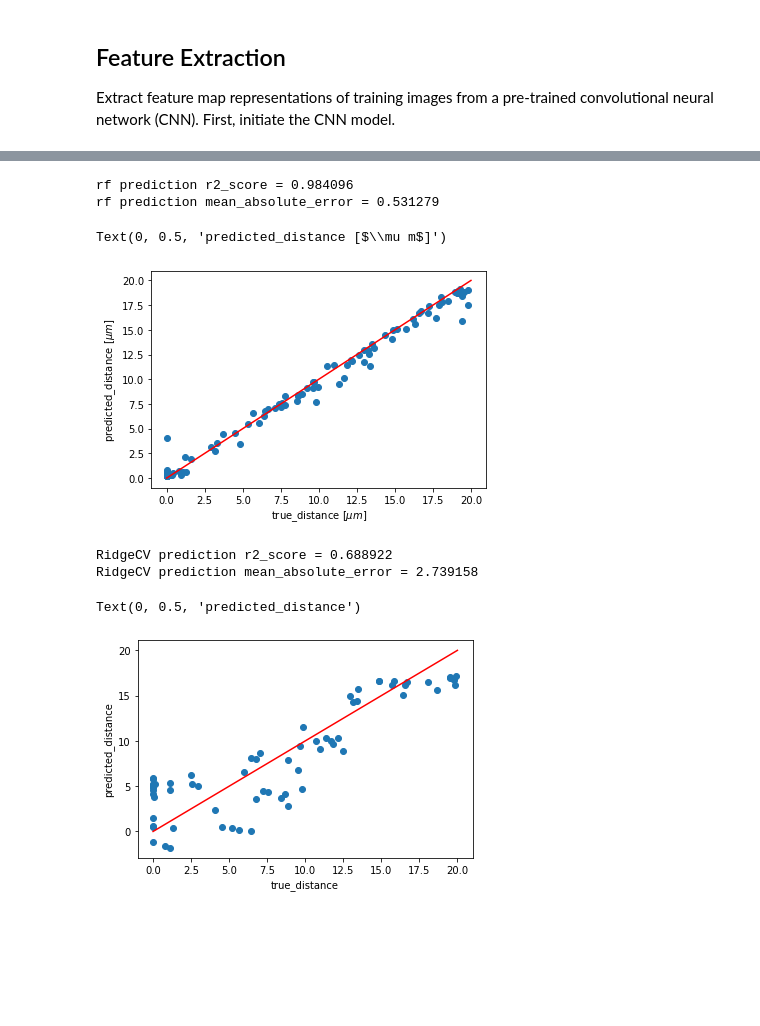
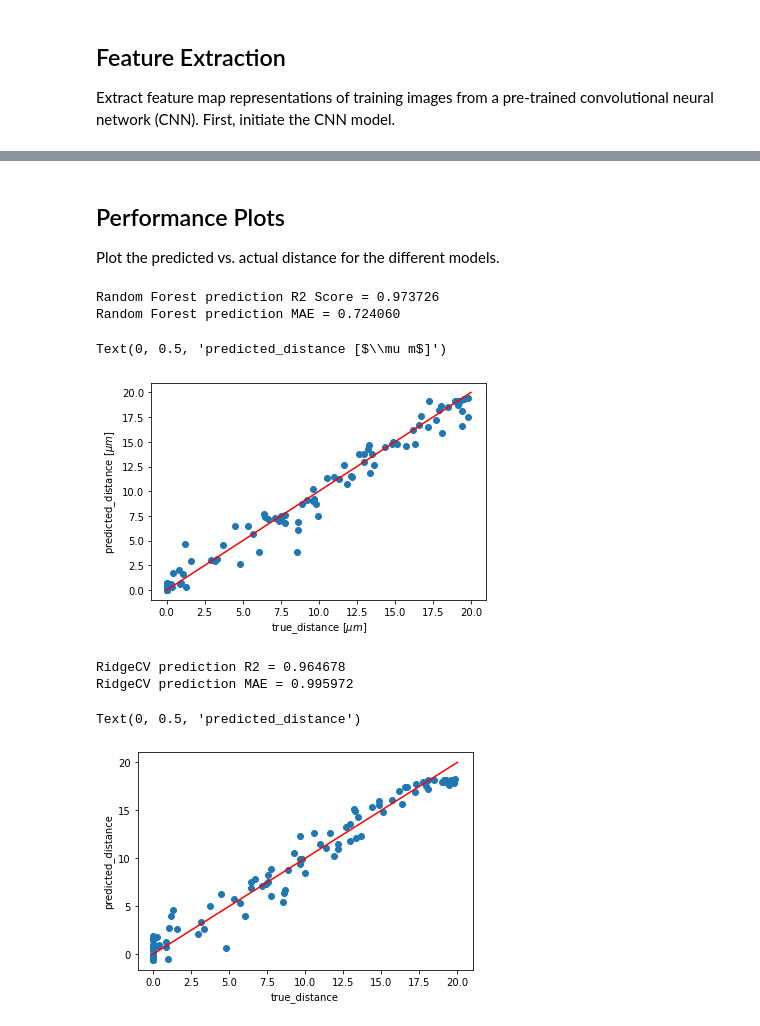
Before and after one commit to evanmacbride/microscope-autofocus, a Jupyter notebook: notebooks/Walkthrough.ipynb, the cells around one changed output, grey strips where cells are left out. Saved outputs shown, nothing was run; the diff lists cells and outputs as text; code cells hidden in the pictures; blank space fills up the shorter version.

Commit message:
add performance plots, metrics printouts

```diff
--- a/notebooks/Walkthrough.ipynb
+++ b/notebooks/Walkthrough.ipynb
@@ -122,7 +141,7 @@ def parse_images(img_path,height=img_height,width=img_width):
   return img_rsz
 # %%
 # In debug mode, set JPEG_PATH to a directory of existing filtered images.
-debug = True
+debug = False
 if debug:
   JPEG_PATH = '/content/drive/MyDrive/data/level1_jpeg/'
 # %%
@@ -345,16 +366,13 @@ for i in range(n_segments):
 # %%
 training_data_size = np.array([10, 20, 50, 80, 100, 150, 200])
 n_folds = 5
-#n_split_split = 20
-n_split_split = 3
+n_split_split = 5
 n_validation_images = 50
 rkf = RepeatedKFold(n_splits=n_folds, n_repeats=n_split_split, random_state=42)
 
 xgb_scores = np.zeros((len(training_data_size), n_folds * n_split_split, 2))
 ridge_scores = np.zeros((len(training_data_size), n_folds * n_split_split, 2))
 rf_scores = np.zeros((len(training_data_size), n_folds * n_split_split, 2))
-sv_scores = np.zeros((len(training_data_size), n_folds * n_split_split, 2))
-gp_scores = np.zeros((len(training_data_size), n_folds * n_split_split, 2))
 mlp_scores = np.zeros((len(training_data_size), n_folds * n_split_split, 2))
 
 k = 0
@@ -368,19 +386,17 @@ for train_ix, test_ix in rkf.split(features, capped_clean_labels):
       for i in range(len(training_data_size)):
         print("Training with dataset size:",training_data_size[i])
         # initate regressors
-        '''
         mlp_regressor = mlp(hidden_layer_sizes=(100, 100, 100), max_iter=1000)
         ridge_regressor = RidgeCV()
         xg_boost_regressor = xgb(max_depth=16, learning_rate=0.1,
                                  tree_method='gpu_hist',
                                  objective='reg:squarederror')
-        '''
-        # Colab will crash from OOM if max_depth is set greater than 16.
+        # Colab may crash from OOM if max_depth is set greater than 16.
         rf_regressor = randomforest(max_depth=16)
 
         train_feature = Train_feature[:training_data_size[i]]
         train_label = Train_label[:training_data_size[i]]
-        '''
+
         mlp_regressor.fit(train_feature, train_label)
         y_pred_mlp = mlp_regressor.predict(val_feature)
         mlp_scores[i, k, 0] = r2_score(y_pred_mlp, val_label)
@@ -395,15 +411,13 @@ for train_ix, test_ix in rkf.split(features, capped_clean_labels):
         y_pred_xgb = xg_boost_regressor.predict(val_feature)
         xgb_scores[i, k, 0] = r2_score(y_pred_xgb, val_label)
         xgb_scores[i, k, 1] = mean_absolute_error(y_pred_xgb, val_label)
-        '''
+
         rf_regressor.fit(train_feature, train_label)
         y_pred_rf = rf_regressor.predict(val_feature)
         rf_scores[i, k, 0] = r2_score(y_pred_rf, val_label)
         rf_scores[i, k, 1] = mean_absolute_error(y_pred_rf, val_label)
 
       k += 1
-
-#np.savez_compressed('performance_log/level1/cap%i_cutoff%1.2f_clean%i.npz' %(cap, eap_thresh, len(capped_clean_labels)), xgb=xgb_scores, ridge=ridge_scores, rf=rf_scores, sv=sv_scores, gp=gp_scores, mlp=mlp_scores)
 # %% [output]
 K Fold: 0
 Training with dataset size: 10
@@ -468,27 +494,32 @@ y_pred_rf = rf_regressor.predict(features_test)
+# %% [markdown]
+## Performance Plots
+Plot the predicted vs. actual distance for the different models.
 # %%
-print('rf prediction r2_score = %f' % r2_score(y_pred_rf, test_label))
-print('rf prediction mean_absolute_error = %f' % mean_absolute_error(y_pred_rf, test_label))
+features_train, features_test, train_label, test_label = train_test_split(features, capped_clean_labels, test_size=0.2, random_state=42)
+y_pred_rf = rf_regressor.predict(features_test)
+
+print('Random Forest prediction R2 Score = %f' % r2_score(y_pred_rf, test_label))
+print('Random Forest prediction MAE = %f' % mean_absolute_error(y_pred_rf, test_label))
 plt.scatter(test_label, y_pred_rf)
 plt.plot(np.linspace(0, cap, 150), np.linspace(0, cap, 150), c='r')
 plt.xlabel('true_distance [$\mu m$]')
 plt.ylabel('predicted_distance [$\mu m$]')
 # %% [output]
-rf prediction r2_score = 0.984096
-rf prediction mean_absolute_error = 0.531279
+Random Forest prediction R2 Score = 0.973726
+Random Forest prediction MAE = 0.724060
 Text(0, 0.5, 'predicted_distance [$\\mu m$]')
-[figure, old version]
+[figure, new version]
-# %%
-ridge_regressor.fit(extracted_features_train, train_label)
-y_pred_ridge = ridge_regressor.predict(extracted_features_test)
 # %%
-print('RidgeCV prediction r2_score = %f' % r2_score(y_pred_ridge, test_label))
-print('RidgeCV prediction mean_absolute_error = %f' % mean_absolute_error(y_pred_ridge, test_label))
+y_pred_ridge = ridge_regressor.predict(features_test)
+
+print('RidgeCV prediction R2 = %f' % r2_score(y_pred_ridge, test_label))
+print('RidgeCV prediction MAE = %f' % mean_absolute_error(y_pred_ridge, test_label))
 plt.scatter(test_label, y_pred_ridge)
 plt.plot(np.linspace(0, cap, 150), np.linspace(0, cap, 150), c='r')
 plt.xlabel('true_distance')
 plt.ylabel('predicted_distance')
 # %% [output]
-RidgeCV prediction r2_score = 0.688922
-RidgeCV prediction mean_absolute_error = 2.739158
+RidgeCV prediction R2 = 0.964678
+RidgeCV prediction MAE = 0.995972
 Text(0, 0.5, 'predicted_distance')
-[figure, old version]
+[figure, new version]
```
Also changed, not shown: parts of 12 cells of this notebook.
